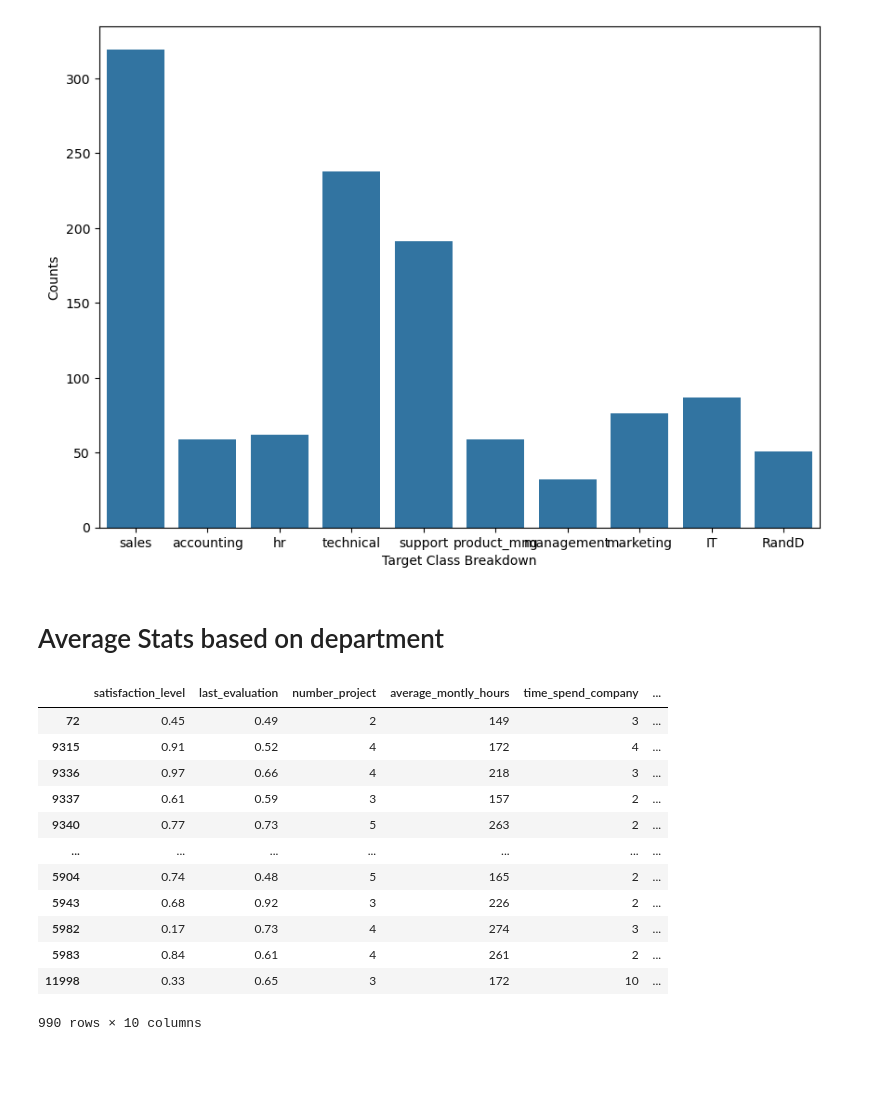
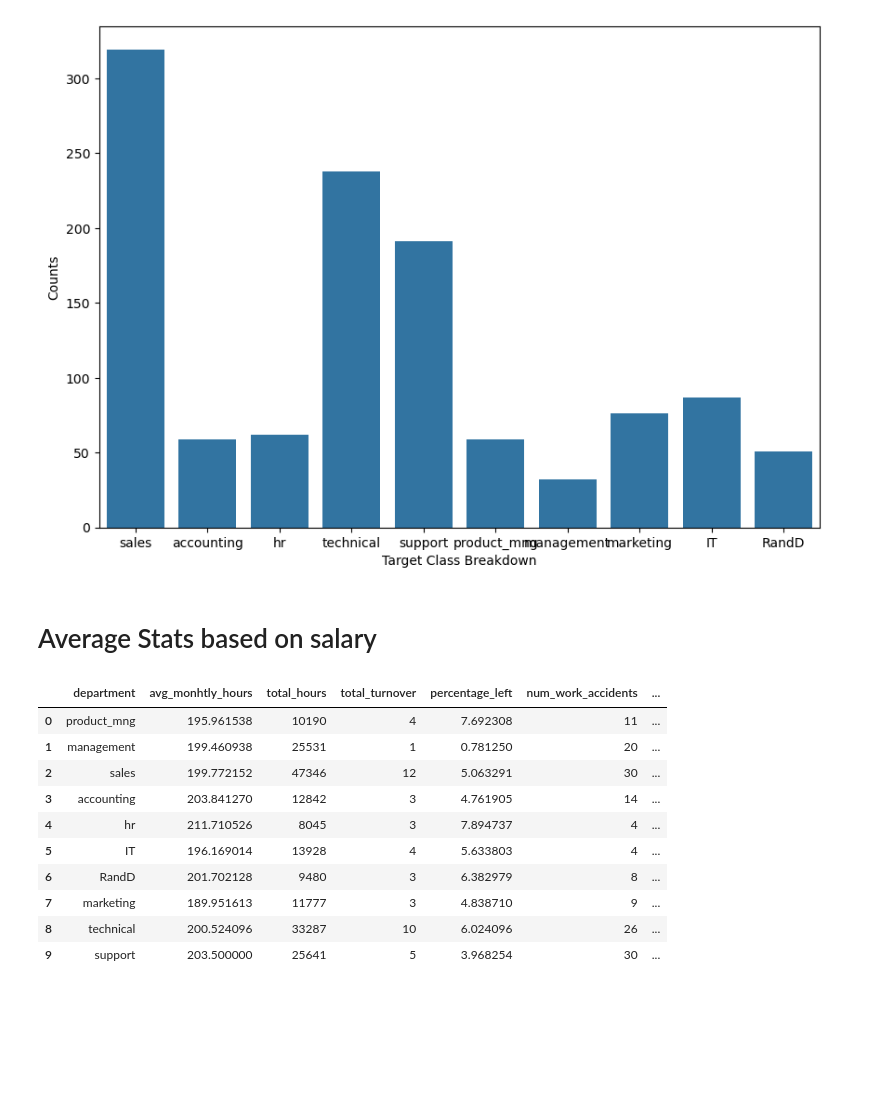
Before and after one commit to MaukanMir/HR-Capstone-Analysis, a Jupyter notebook: training.ipynb, the cells around one changed output. Drawn from its saved outputs; the diff is of its cells as text; code cells hidden in the pictures; blank space fills up the shorter version.

```diff
--- a/training.ipynb
+++ b/training.ipynb
@@ -102,17 +102,16 @@ def aggregate_salaries(df):
 
   metric_tracker = []
   for col in department_columns:
-    print(f"Col: {col}")
     row = df[df["Department"] == col]
 
     avg_monthly_hours =  row["average_montly_hours"].mean()
     total_hours = row["average_montly_hours"].sum()
 
     total_turnover = row["left"].sum()
-    percentage_left = (total_turnover / row["left"].count())  * 100
+    percentage_left = row["left"].mean()  * 100
 
     num_work_accidents = row["Work_accident"].sum()
-    percentage_work_accidents = (num_work_accidents/ row["Work_accident"].count())  * 100
+    percentage_work_accidents = row["Work_accident"].mean() * 100
 
     num_promotions = row["promotion_last_5years"].sum()
 
@@ -130,6 +129,7 @@ def aggregate_salaries(df):
 
     metric_tracker.append(
       {
+        "department":col,
         "avg_monhtly_hours": avg_monthly_hours,
         "total_hours": total_hours,
         "total_turnover":total_turnover,
@@ -363,22 +363,24 @@ check_class_imbalance(lowest_paid_left["Department"])
 [figure]
 [figure]
 # %% [markdown]
-# Average Stats based on department
+# Average Stats based on salary
-# %%
-highest_paid
-# %% [output]
-|  | satisfaction_level | last_evaluation | number_project | average_montly_hours | time_spend_company | ... |
-| 72 | 0.45 | 0.49 | 2 | 149 | 3 | ... |
-| 9315 | 0.91 | 0.52 | 4 | 172 | 4 | ... |
-| 9336 | 0.97 | 0.66 | 4 | 218 | 3 | ... |
-| 9337 | 0.61 | 0.59 | 3 | 157 | 2 | ... |
-| 9340 | 0.77 | 0.73 | 5 | 263 | 2 | ... |
-| ... | ... | ... | ... | ... | ... | ... |
-| 5904 | 0.74 | 0.48 | 5 | 165 | 2 | ... |
-| 5943 | 0.68 | 0.92 | 3 | 226 | 2 | ... |
-| 5982 | 0.17 | 0.73 | 4 | 274 | 3 | ... |
-| 5983 | 0.84 | 0.61 | 4 | 261 | 2 | ... |
-| 11998 | 0.33 | 0.65 | 3 | 172 | 10 | ... |
-990 rows × 10 columns
+# %%
+high_stats = aggregate_salaries(highest_paid)
+medium_stats = aggregate_salaries(medium_paid)
+low_stats = aggregate_salaries(lowest_paid)
+# %%
+high_stats
+# %% [output]
+|  | department | avg_monhtly_hours | total_hours | total_turnover | percentage_left | num_work_accidents | ... |
+| 0 | product_mng | 195.961538 | 10190 | 4 | 7.692308 | 11 | ... |
+| 1 | management | 199.460938 | 25531 | 1 | 0.781250 | 20 | ... |
+| 2 | sales | 199.772152 | 47346 | 12 | 5.063291 | 30 | ... |
+| 3 | accounting | 203.841270 | 12842 | 3 | 4.761905 | 14 | ... |
+| 4 | hr | 211.710526 | 8045 | 3 | 7.894737 | 4 | ... |
+| 5 | IT | 196.169014 | 13928 | 4 | 5.633803 | 4 | ... |
+| 6 | RandD | 201.702128 | 9480 | 3 | 6.382979 | 8 | ... |
+| 7 | marketing | 189.951613 | 11777 | 3 | 4.838710 | 9 | ... |
+| 8 | technical | 200.524096 | 33287 | 10 | 6.024096 | 26 | ... |
+| 9 | support | 203.500000 | 25641 | 5 | 3.968254 | 30 | ... |
 # %% [markdown]
 #
```
